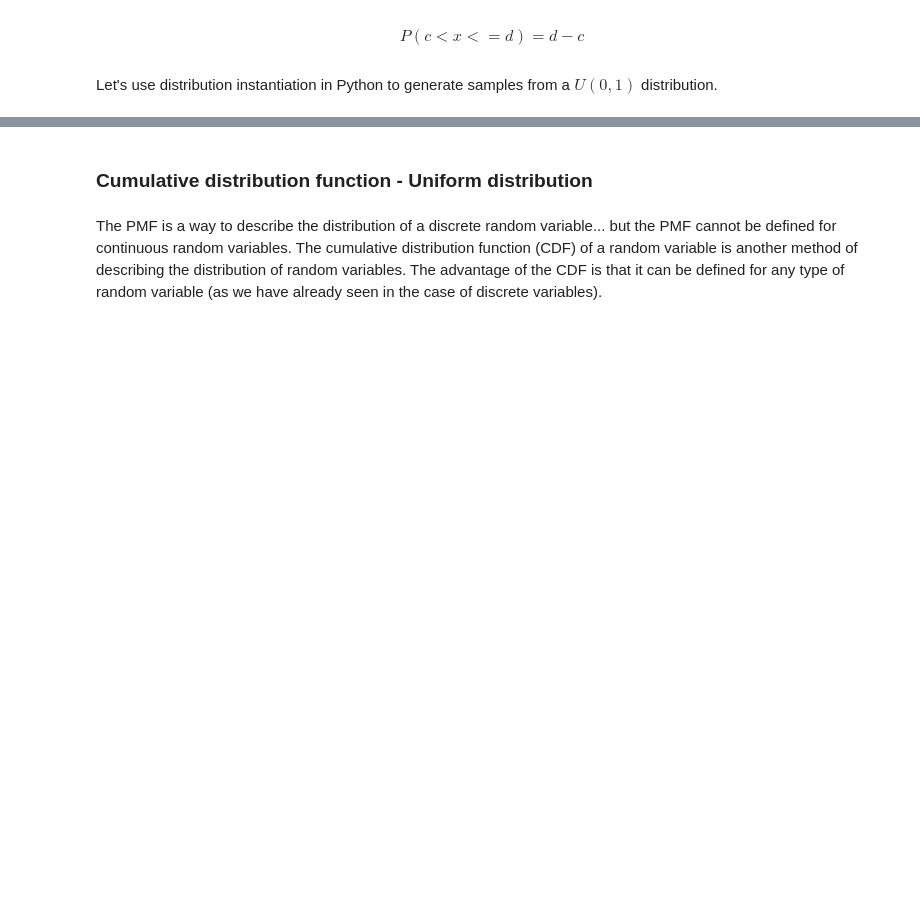
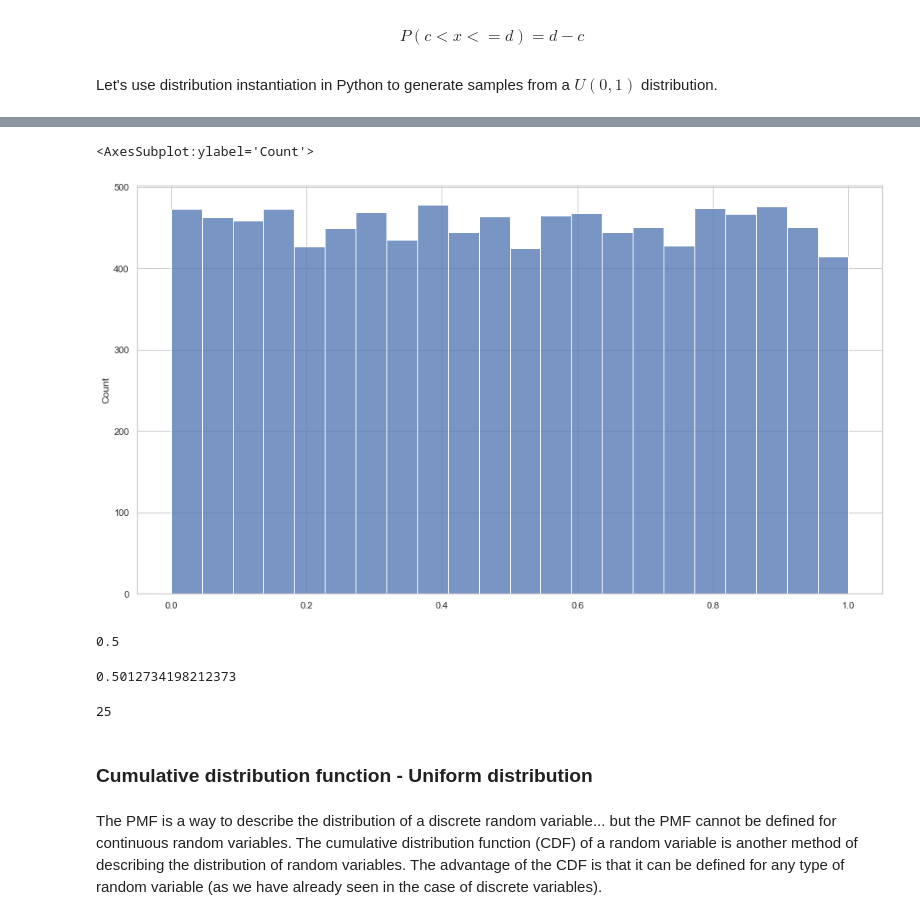
Before and after one commit to Ironhack-data-bcn-oct-2022/lectures, a Jupyter notebook: week-5/04 - Continuous distributions.ipynb, the cells around one changed output, grey strips where cells are left out. Saved outputs shown, nothing was run; the diff lists cells and outputs as text; code cells hidden in the pictures; blank space fills up the shorter version.

```diff
--- a/week-5/04 - Continuous distributions.ipynb
+++ b/week-5/04 - Continuous distributions.ipynb
@@ -67,0 +127,10 @@ from scipy.stats import uniform
+# %%
+sample = my_uniform.rvs(size=10000)
+sns.histplot(sample)
+# %% [output]
+<AxesSubplot:ylabel='Count'>
+[figure, added]
+# %%
+my_uniform = uniform(0, 1)
+# %% [output]
+0.5
@@ -68,3 +146,15 @@ from scipy.stats import uniform
+# %%
+my_uniform.rvs(1000).mean()
+# %% [output]
+0.5012734198212373
+# %%
+# Randomness
+
+import random
+a = random.randint(0, 100)
+a
+# %% [output]
+25
 # %% [markdown]
 ### Cumulative distribution function - Uniform distribution
 # %% [markdown]
```
Also changed, not shown: parts of 38 cells of this notebook.
